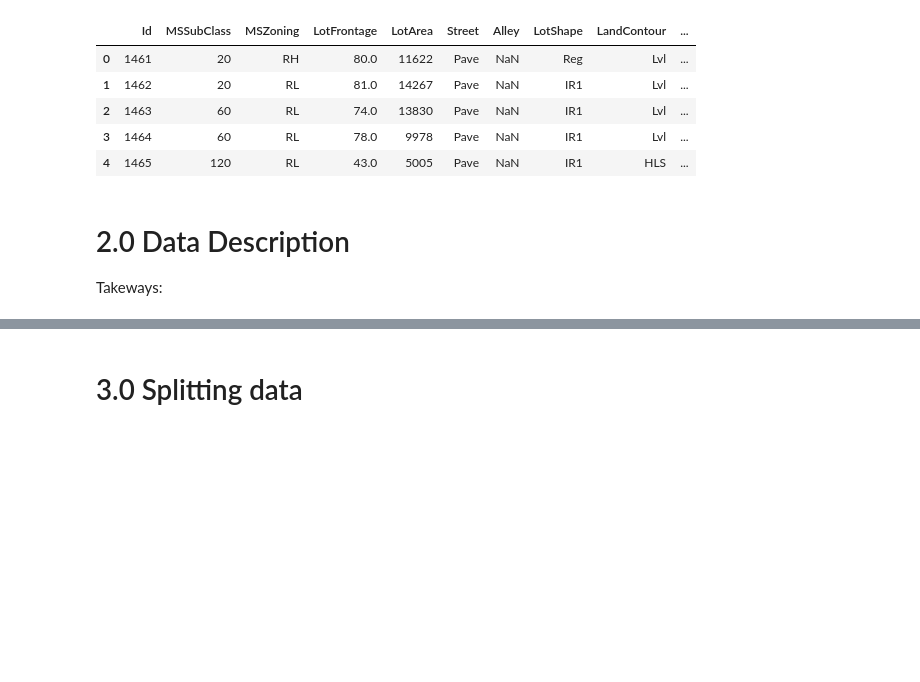
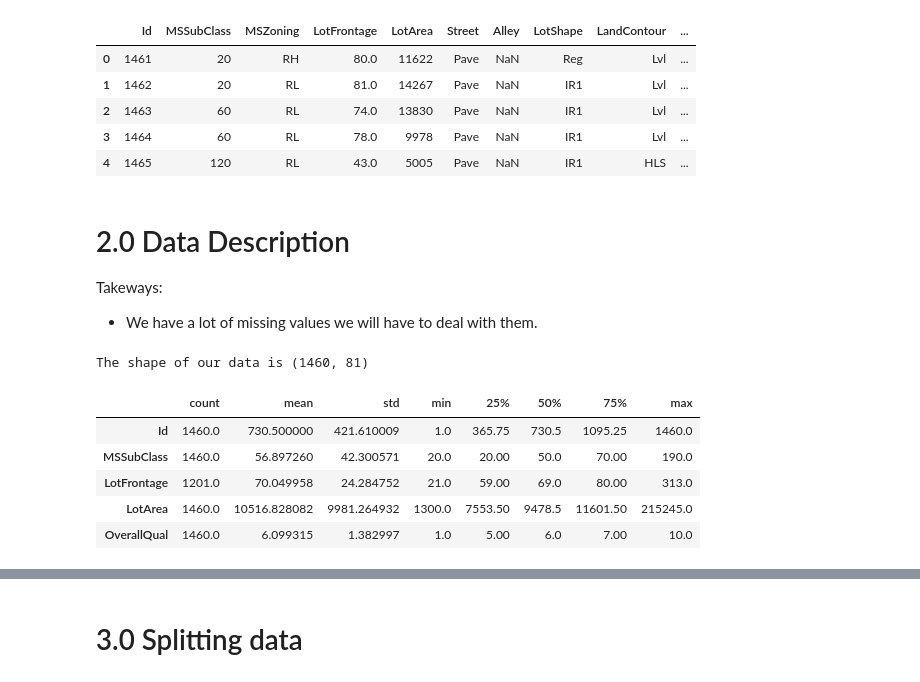
Before and after one commit to bruno154/project-5-house-prices-aimes, a Jupyter notebook: notebook/p005_price_regression_aimes.ipynb, the cells around one changed output, grey strips where cells are left out. Cells and saved outputs as stored; diff of their text form; code cells hidden in the pictures; blank space fills up the shorter version.

```diff
--- a/notebook/p005_price_regression_aimes.ipynb
+++ b/notebook/p005_price_regression_aimes.ipynb
@@ -45,4 +98,20 @@ test.head()
 # 2.0 Data Description
 
 Takeways:
+
+- We have a lot of missing values we will have to deal with them.
+# %%
+print(f'The shape of our data is {train.shape}')
+# %% [output]
+The shape of our data is (1460, 81)
+# %%
+# Checking Numerical Vars
+train.describe().T.head()
+# %% [output]
+|  | count | mean | std | min | 25% | 50% | 75% | max |
+| Id | 1460.0 | 730.500000 | 421.610009 | 1.0 | 365.75 | 730.5 | 1095.25 | 1460.0 |
+| MSSubClass | 1460.0 | 56.897260 | 42.300571 | 20.0 | 20.00 | 50.0 | 70.00 | 190.0 |
+| LotFrontage | 1201.0 | 70.049958 | 24.284752 | 21.0 | 59.00 | 69.0 | 80.00 | 313.0 |
+| LotArea | 1460.0 | 10516.828082 | 9981.264932 | 1300.0 | 7553.50 | 9478.5 | 11601.50 | 215245.0 |
+| OverallQual | 1460.0 | 6.099315 | 1.382997 | 1.0 | 5.00 | 6.0 | 7.00 | 10.0 |
 # %%
```
Also changed, not shown: parts of 7 cells of this notebook.
